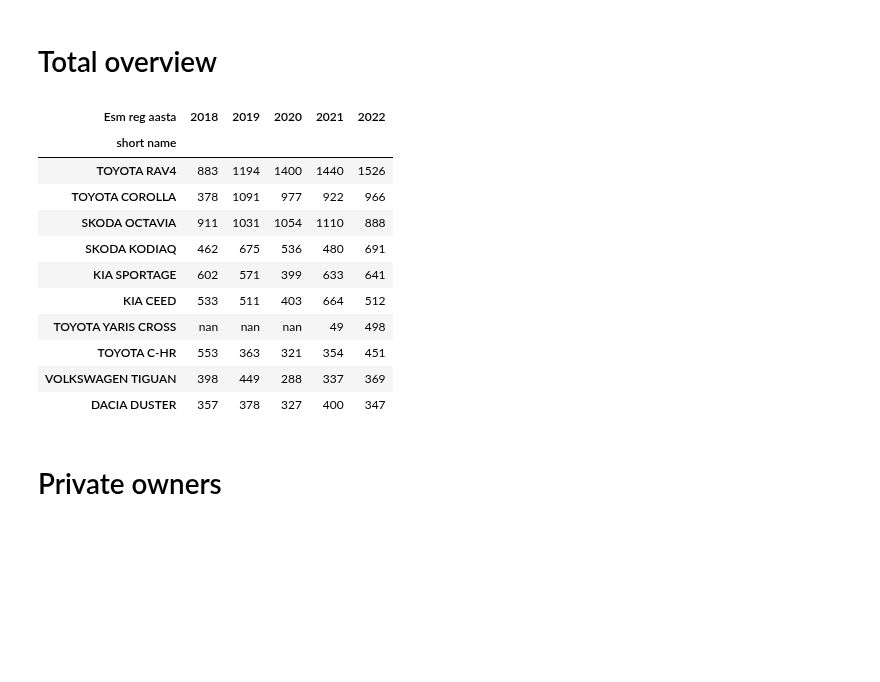
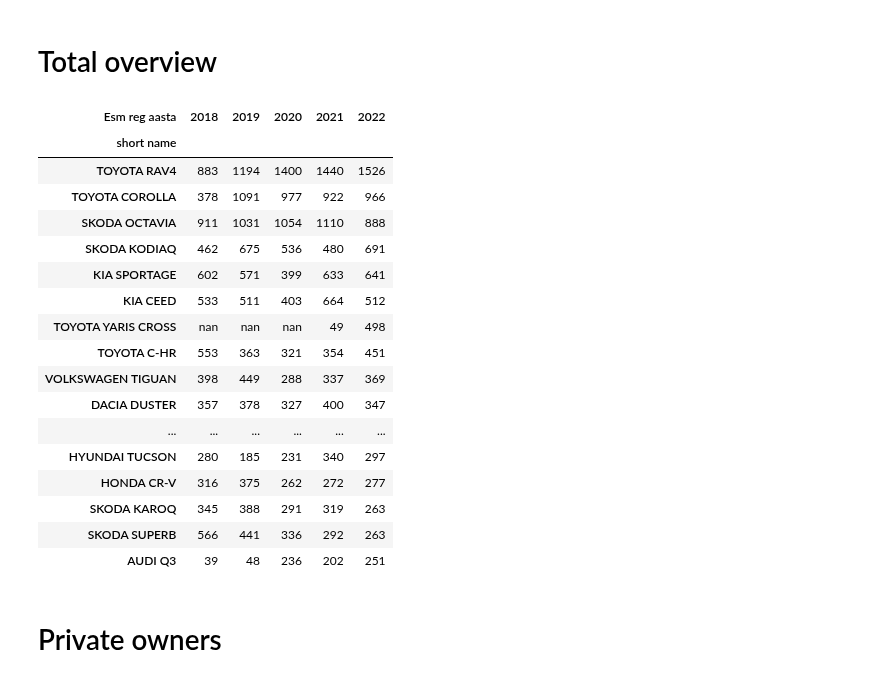
Before and after one commit to kirillstrelkov/playground, a Jupyter notebook: auto/mnt/eesti_history.ipynb, the cells around one changed output. Saved outputs shown, nothing was run; the diff lists cells and outputs as text; code cells hidden in the pictures; blank space fills up the shorter version.

Commit message:
mnt increase limit

```diff
--- a/auto/mnt/eesti_history.ipynb
+++ b/auto/mnt/eesti_history.ipynb
@@ -84,7 +84,7 @@ df_models_year.head()
 from matplotlib.colors import LinearSegmentedColormap
 
 
-def sort_and_plot(_df, sortby=2022, limit=10):
+def sort_and_plot(_df, sortby=2022, limit=20):
     cm = LinearSegmentedColormap.from_list(
         name='ryg',
         colors=['red', 'yellow', 'green'],
@@ -94,33 +94,39 @@ def sort_and_plot(_df, sortby=2022, limit=10):
             [COLUMN_SHORT_NAME, COLUMN_REG_DATE],
             as_index=False
         )['Arv'].sum().sort_values('Arv', ascending=False).reset_index(drop=True)
 
 
     df_h = df_group.pivot(
         index=COLUMN_SHORT_NAME, columns=COLUMN_REG_DATE, values='Arv'
     ).sort_values([sortby], ascending=False).astype('float64')
 
     df_h = df_h.head(limit)
 
     df_h.style.format(precision=0)
     df_colorized = df_h.style.background_gradient(cmap=cm).format(precision=0)
 
     return df_colorized
 
 sort_and_plot(df_models_year)
 # %% [output]
 | Esm reg aasta | 2018 | 2019 | 2020 | 2021 | 2022 |
 | short name |  |  |  |  |  |
 | TOYOTA RAV4 | 883 | 1194 | 1400 | 1440 | 1526 |
 | TOYOTA COROLLA | 378 | 1091 | 977 | 922 | 966 |
 | SKODA OCTAVIA | 911 | 1031 | 1054 | 1110 | 888 |
 | SKODA KODIAQ | 462 | 675 | 536 | 480 | 691 |
 | KIA SPORTAGE | 602 | 571 | 399 | 633 | 641 |
 | KIA CEED | 533 | 511 | 403 | 664 | 512 |
 | TOYOTA YARIS CROSS | nan | nan | nan | 49 | 498 |
 | TOYOTA C-HR | 553 | 363 | 321 | 354 | 451 |
 | VOLKSWAGEN TIGUAN | 398 | 449 | 288 | 337 | 369 |
 | DACIA DUSTER | 357 | 378 | 327 | 400 | 347 |
+| ... | ... | ... | ... | ... | ... |
+| HYUNDAI TUCSON | 280 | 185 | 231 | 340 | 297 |
+| HONDA CR-V | 316 | 375 | 262 | 272 | 277 |
+| SKODA KAROQ | 345 | 388 | 291 | 319 | 263 |
+| SKODA SUPERB | 566 | 441 | 336 | 292 | 263 |
+| AUDI Q3 | 39 | 48 | 236 | 202 | 251 |
 # %% [markdown]
 # Private owners
 # %%
```
Also changed, not shown: parts of 4 cells of this notebook.
